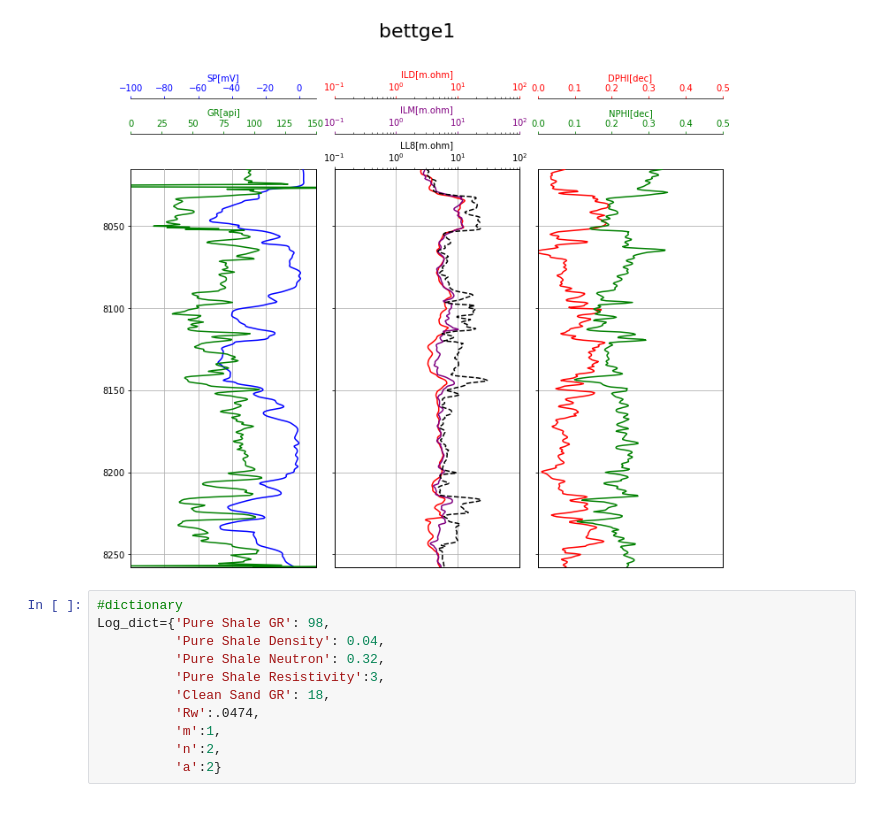
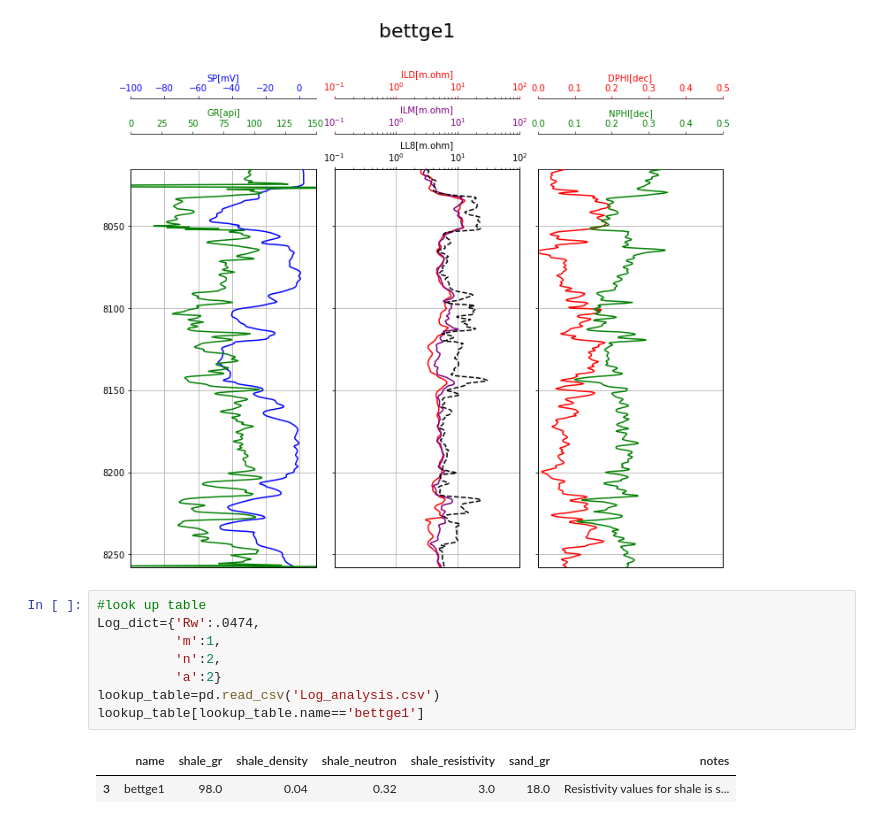
Before and after one commit to zzk413/PGE_Senior_Design_2021_Fall, a Jupyter notebook: Log_interpretation.ipynb, the cells around one changed output. Cells and saved outputs as stored; diff of their text form.

Commit message:
lookup_table

```diff
--- a/Log_interpretation.ipynb
+++ b/Log_interpretation.ipynb
@@ -51,15 +51,15 @@ triple_combo_plot(df, df.DEPT.min(),df.DEPT.max(),name,save=False)
 # %% [output]
 [figure]
 # %%
-#dictionary
-Log_dict={'Pure Shale GR': 98,
-          'Pure Shale Density': 0.04,
-          'Pure Shale Neutron': 0.32,
-          'Pure Shale Resistivity':3,
-          'Clean Sand GR': 18,
-          'Rw':.0474,
+#look up table
+Log_dict={'Rw':.0474,
           'm':1,
           'n':2,
           'a':2}
+lookup_table=pd.read_csv('Log_analysis.csv')
+lookup_table[lookup_table.name=='bettge1']
+# %% [output]
+|  | name | shale_gr | shale_density | shale_neutron | shale_resistivity | sand_gr | notes |
+| 3 | bettge1 | 98.0 | 0.04 | 0.32 | 3.0 | 18.0 | Resistivity values for shale is s... |
 # %%
 #Calculate proportion of shale
```
Also changed, not shown: parts of 6 cells of this notebook, 1 other file.
